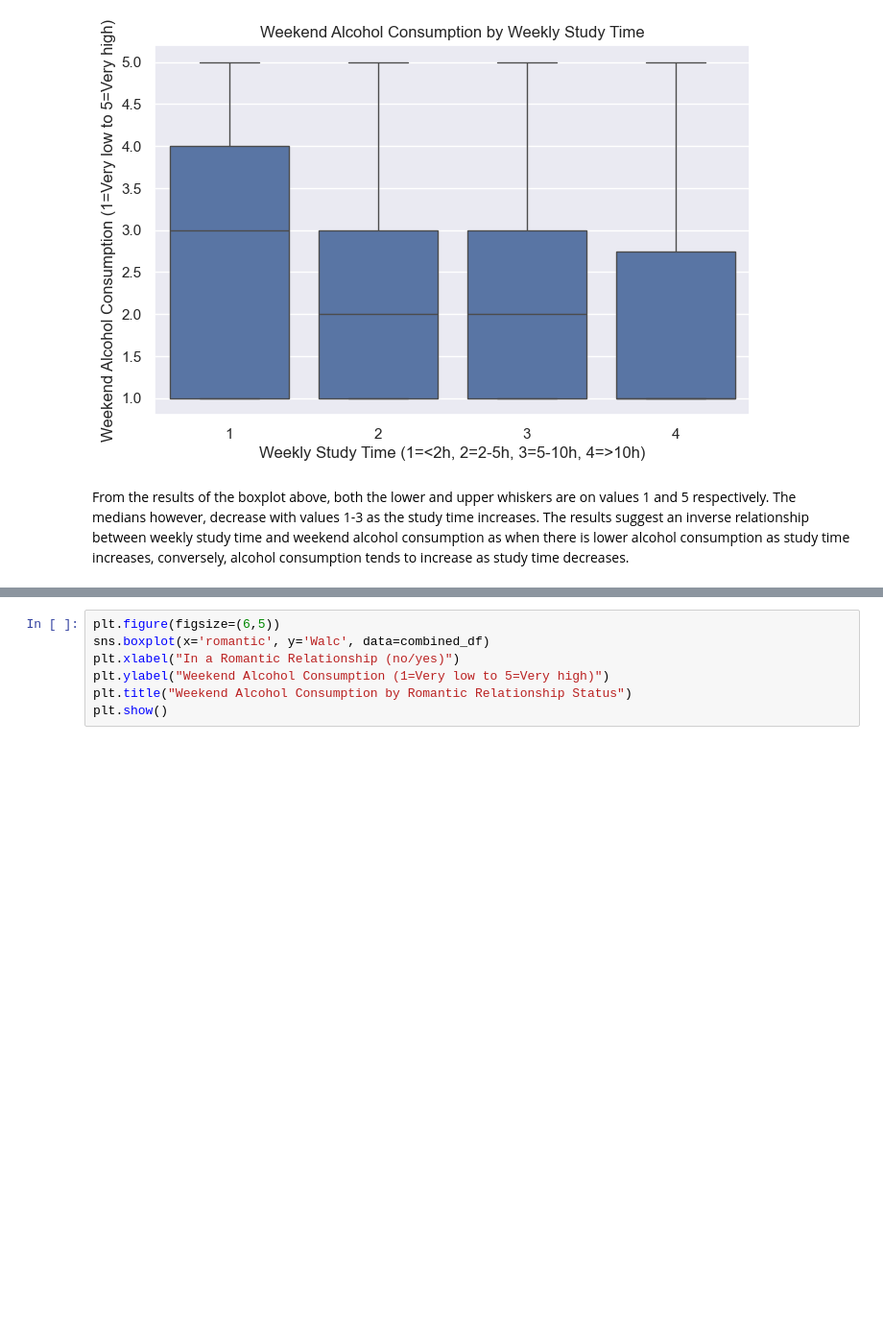
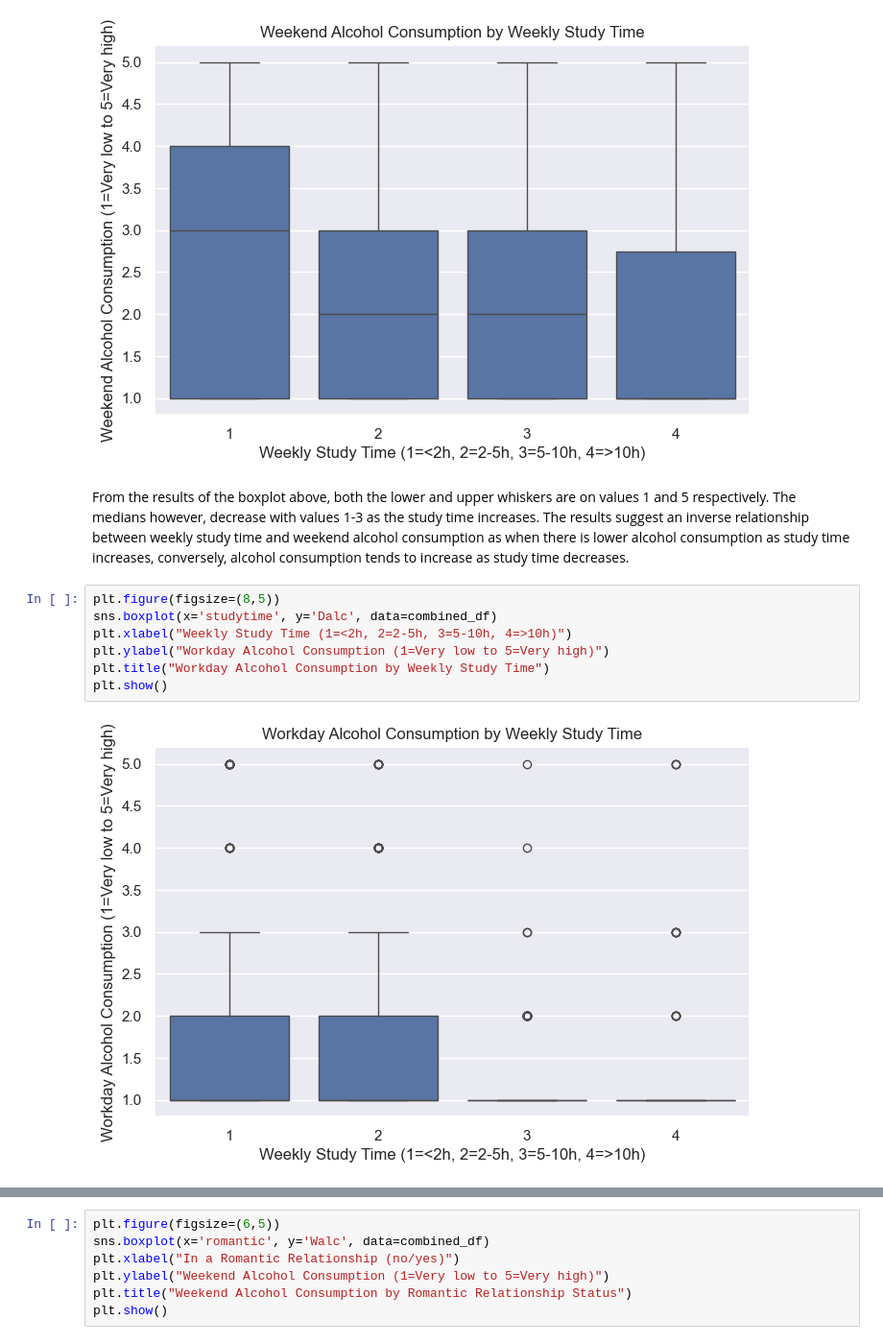
Before and after one commit to lonebono/CSMODEL, a Jupyter notebook: akbayanpartylistMCO.ipynb, the cells around one changed output, grey strips where cells are left out. Shown at 96% size. Drawn from its saved outputs; the diff is of its cells as text; blank space fills up the shorter version.

```diff
--- a/akbayanpartylistMCO.ipynb
+++ b/akbayanpartylistMCO.ipynb
@@ -462,3 +462,12 @@ plt.show()
 [figure]
 # %% [markdown]
 From the results of the boxplot above, both the lower and upper whiskers are on values 1 and 5 respectively. The medians however, decrease with values 1-3 as the study time increases. The results suggest an inverse relationship between weekly study time and weekend alcohol consumption as when there is lower alcohol consumption as study time increases, conversely, alcohol consumption tends to increase as study time decreases.
+# %%
+plt.figure(figsize=(8,5))
+sns.boxplot(x='studytime', y='Dalc', data=combined_df)
+plt.xlabel("Weekly Study Time (1=<2h, 2=2-5h, 3=5-10h, 4=>10h)")
+plt.ylabel("Workday Alcohol Consumption (1=Very low to 5=Very high)")
+plt.title("Workday Alcohol Consumption by Weekly Study Time")
+plt.show()
+# %% [output]
+[figure, added]
```
Also changed, not shown: parts of 27 cells of this notebook.
